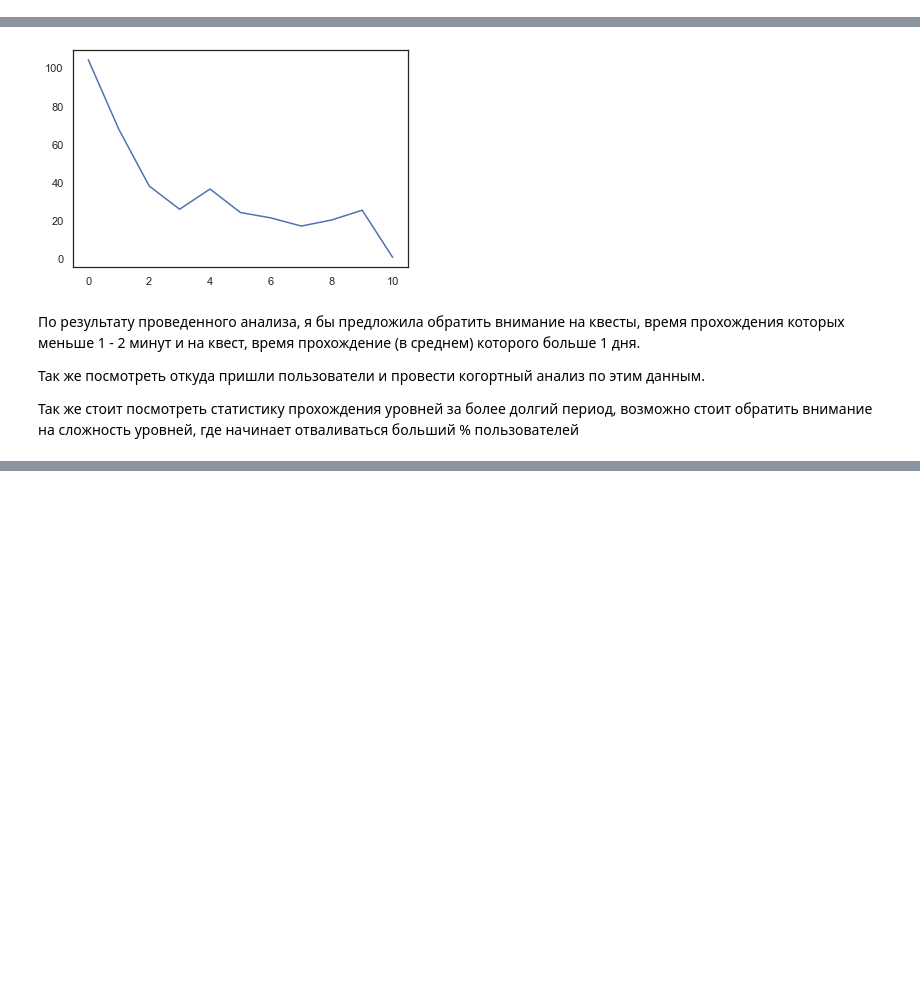
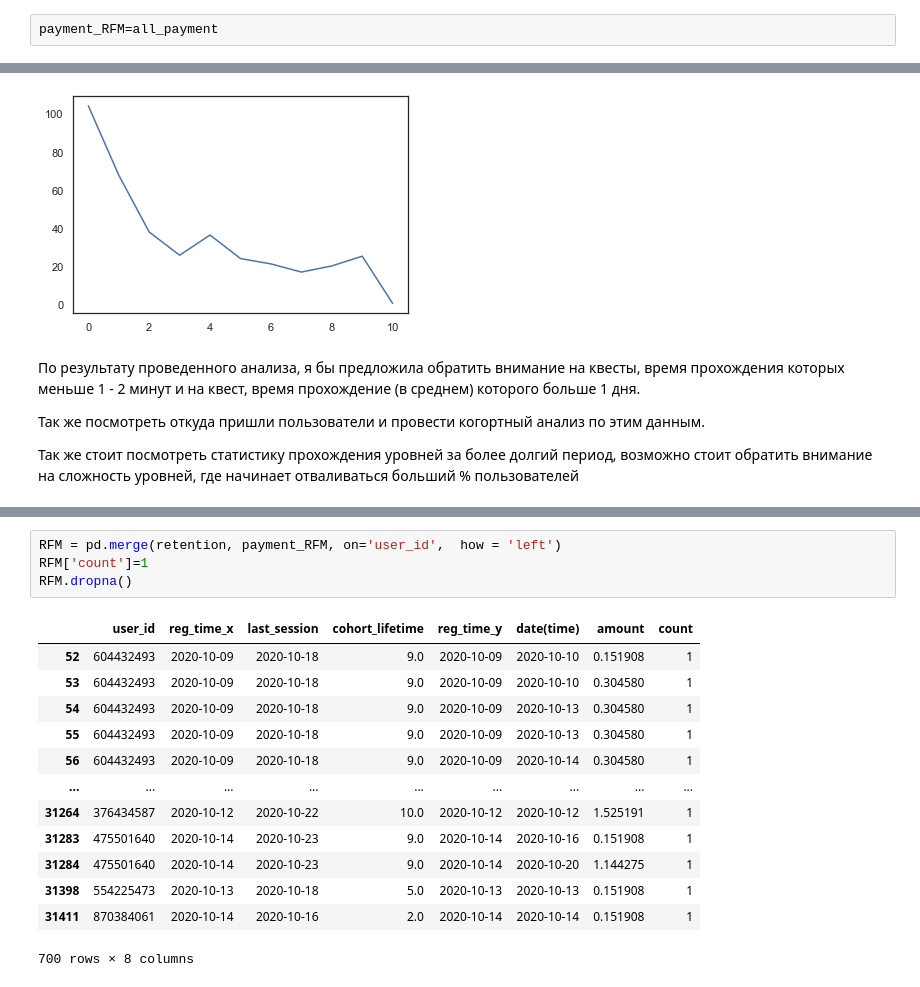
Before and after one commit to Annatolstik/Final_project, a Jupyter notebook: Project_Atlantis_Odyssey.ipynb, the cells around one changed output, grey strips where cells are left out. Saved outputs shown, nothing was run; the diff lists cells and outputs as text; blank space fills up the shorter version.

```diff
--- a/Project_Atlantis_Odyssey.ipynb
+++ b/Project_Atlantis_Odyssey.ipynb
@@ -935,6 +935,8 @@ Data columns (total 4 columns):
  3   amount      700 non-null    float64
 dtypes: float64(1), object(3)
 memory usage: 27.3+ KB
+# %%
+payment_RFM=all_payment
 # %%
 all_payment['reg_time']= pd.to_datetime(all_payment['reg_time'], utc =True)
 all_payment['date(time)']= pd.to_datetime(all_payment['date(time)'], utc =True)
@@ -1028,0 +1065,18 @@ all_payment_plot.amount.plot()
+# %%
+RFM = pd.merge(retention, payment_RFM, on='user_id',  how = 'left')
+RFM['count']=1
+RFM.dropna()
+# %% [output]
+|  | user_id | reg_time_x | last_session | cohort_lifetime | reg_time_y | date(time) | amount | count |
+| 52 | 604432493 | 2020-10-09 | 2020-10-18 | 9.0 | 2020-10-09 | 2020-10-10 | 0.151908 | 1 |
+| 53 | 604432493 | 2020-10-09 | 2020-10-18 | 9.0 | 2020-10-09 | 2020-10-10 | 0.304580 | 1 |
+| 54 | 604432493 | 2020-10-09 | 2020-10-18 | 9.0 | 2020-10-09 | 2020-10-13 | 0.304580 | 1 |
+| 55 | 604432493 | 2020-10-09 | 2020-10-18 | 9.0 | 2020-10-09 | 2020-10-13 | 0.304580 | 1 |
+| 56 | 604432493 | 2020-10-09 | 2020-10-18 | 9.0 | 2020-10-09 | 2020-10-14 | 0.304580 | 1 |
+| ... | ... | ... | ... | ... | ... | ... | ... | ... |
+| 31264 | 376434587 | 2020-10-12 | 2020-10-22 | 10.0 | 2020-10-12 | 2020-10-12 | 1.525191 | 1 |
+| 31283 | 475501640 | 2020-10-14 | 2020-10-23 | 9.0 | 2020-10-14 | 2020-10-16 | 0.151908 | 1 |
+| 31284 | 475501640 | 2020-10-14 | 2020-10-23 | 9.0 | 2020-10-14 | 2020-10-20 | 1.144275 | 1 |
+| 31398 | 554225473 | 2020-10-13 | 2020-10-18 | 5.0 | 2020-10-13 | 2020-10-13 | 0.151908 | 1 |
+| 31411 | 870384061 | 2020-10-14 | 2020-10-16 | 2.0 | 2020-10-14 | 2020-10-14 | 0.151908 | 1 |
+700 rows × 8 columns
```
Also changed, not shown: parts of 15 cells of this notebook.
